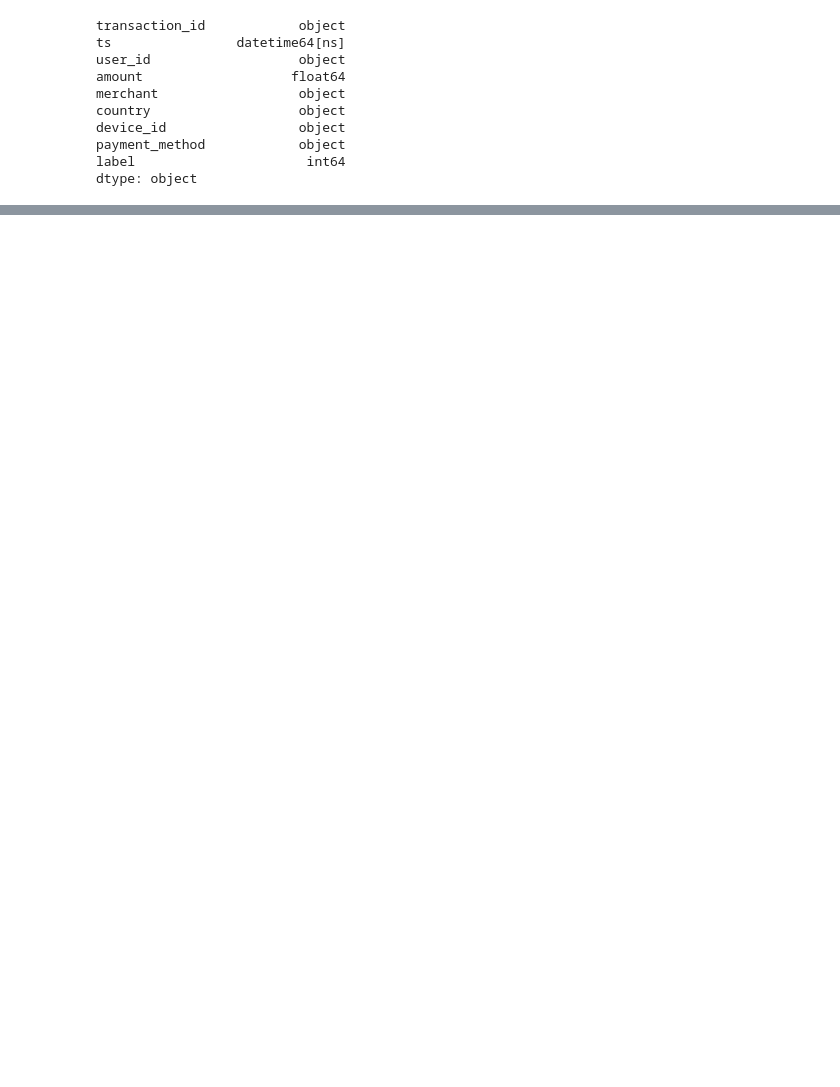
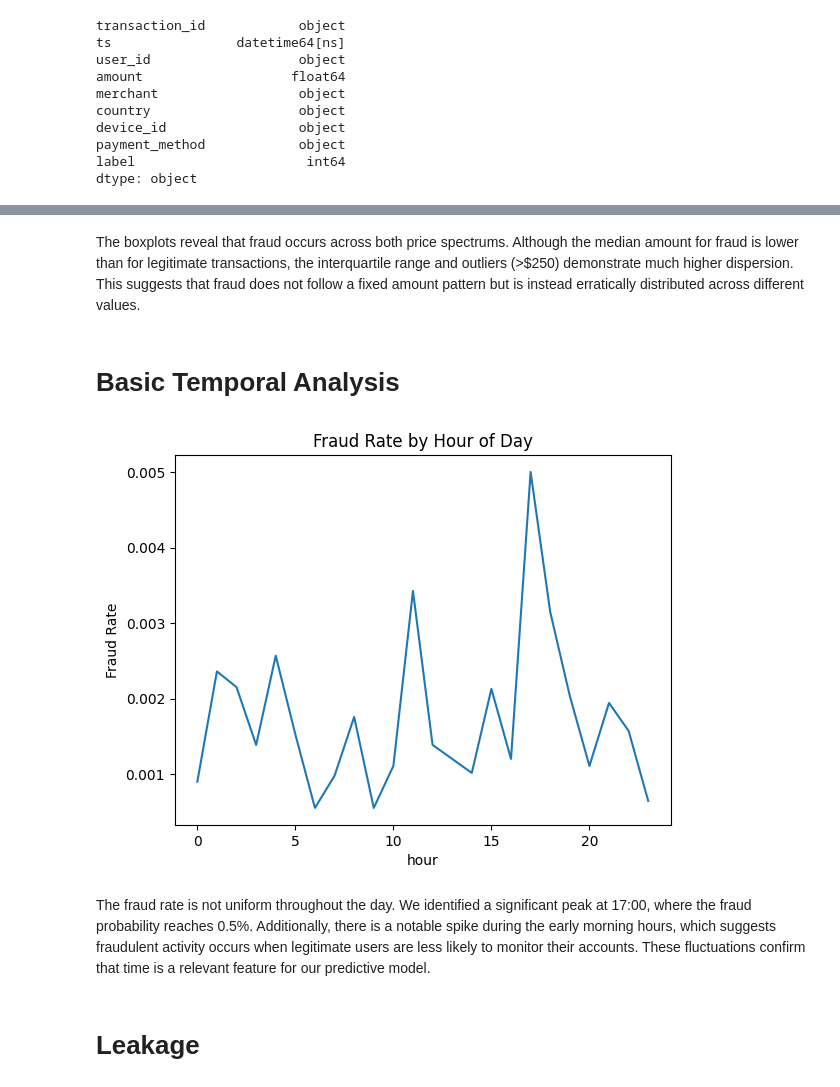
Before and after one commit to Josedg45/fraud-detection, a Jupyter notebook: notebooks/01_eda.ipynb, the cells around one changed output, grey strips where cells are left out. Drawn from its saved outputs; the diff is of its cells as text; code cells hidden in the pictures; blank space fills up the shorter version.

```diff
--- a/notebooks/01_eda.ipynb
+++ b/notebooks/01_eda.ipynb
@@ -29,0 +82,17 @@ dtype: object
+# %% [markdown]
+The boxplots reveal that fraud occurs across both price spectrums. Although the median amount for fraud is lower than for legitimate transactions, the interquartile range and outliers (>$250) demonstrate much higher dispersion. This suggests that fraud does not follow a fixed amount pattern but is instead erratically distributed across different values.
+# %% [markdown]
+# Basic Temporal Analysis
+# %%
+df["hour"] = df["ts"].dt.hour
+
+df.groupby("hour")["label"].mean().plot()
+plt.title("Fraud Rate by Hour of Day")
+plt.ylabel("Fraud Rate")
+plt.show()
+# %% [output]
+[figure, added]
+# %% [markdown]
+The fraud rate is not uniform throughout the day. We identified a significant peak at 17:00, where the fraud probability reaches 0.5%. Additionally, there is a notable spike during the early morning hours, which suggests fraudulent activity occurs when legitimate users are less likely to monitor their accounts. These fluctuations confirm that time is a relevant feature for our predictive model.
+# %% [markdown]
+# Leakage
```
Also changed, not shown: parts of 15 cells of this notebook, 5 other files.
